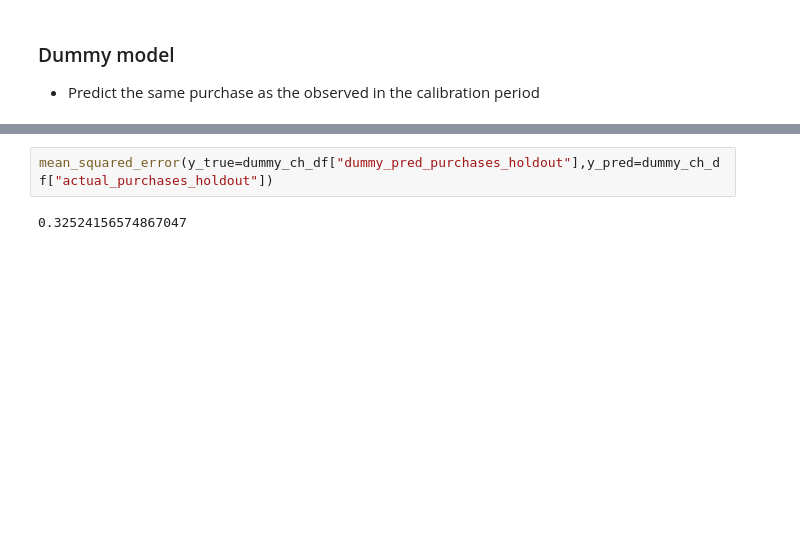
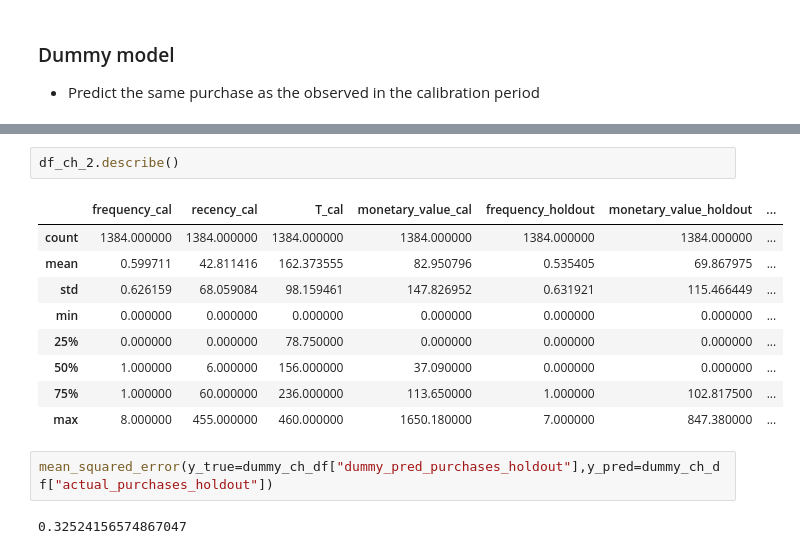
Before and after one commit to zander1268/custorama, a Jupyter notebook: final_bg_nbd_modeling.ipynb, the cells around one changed output, grey strips where cells are left out. Saved outputs shown, nothing was run; the diff lists cells and outputs as text; blank space fills up the shorter version.

```diff
--- a/final_bg_nbd_modeling.ipynb
+++ b/final_bg_nbd_modeling.ipynb
@@ -140,3 +281,15 @@ dummy_ch_df
+# %%
+df_ch_2.describe()
+# %% [output]
+|  | frequency_cal | recency_cal | T_cal | monetary_value_cal | frequency_holdout | monetary_value_holdout | ... |
+| count | 1384.000000 | 1384.000000 | 1384.000000 | 1384.000000 | 1384.000000 | 1384.000000 | ... |
+| mean | 0.599711 | 42.811416 | 162.373555 | 82.950796 | 0.535405 | 69.867975 | ... |
+| std | 0.626159 | 68.059084 | 98.159461 | 147.826952 | 0.631921 | 115.466449 | ... |
+| min | 0.000000 | 0.000000 | 0.000000 | 0.000000 | 0.000000 | 0.000000 | ... |
+| 25% | 0.000000 | 0.000000 | 78.750000 | 0.000000 | 0.000000 | 0.000000 | ... |
+| 50% | 1.000000 | 6.000000 | 156.000000 | 37.090000 | 0.000000 | 0.000000 | ... |
+| 75% | 1.000000 | 60.000000 | 236.000000 | 113.650000 | 1.000000 | 102.817500 | ... |
+| max | 8.000000 | 455.000000 | 460.000000 | 1650.180000 | 7.000000 | 847.380000 | ... |
 # %%
 mean_squared_error(y_true=dummy_ch_df["dummy_pred_purchases_holdout"],y_pred=dummy_ch_df["actual_purchases_holdout"])
 # %% [output]
```
Also changed, not shown: parts of 23 cells of this notebook, 2 other files.
